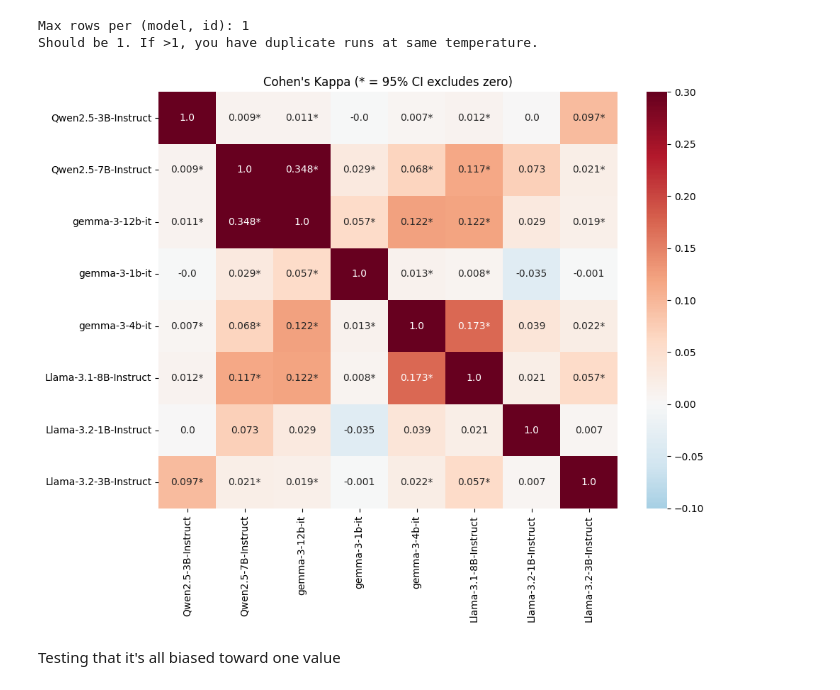
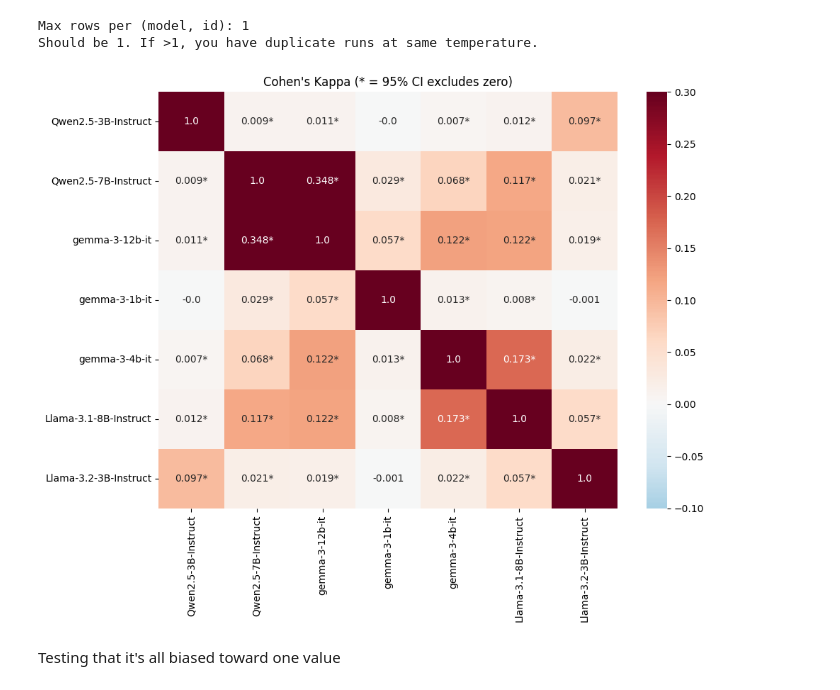
Before and after one commit to jlkazdan/KoyejoLab-SPA, a Jupyter notebook: notebooks/01_spa/cross_model_correlation/cross_model_correlation.ipynb, the cells around one changed output. Cells and saved outputs as stored; diff of their text form; code cells hidden in the pictures.

Commit message:
remove llama 1b

```diff
--- a/notebooks/01_spa/cross_model_correlation/cross_model_correlation.ipynb
+++ b/notebooks/01_spa/cross_model_correlation/cross_model_correlation.ipynb
@@ -260,34 +260,41 @@ def bootstrap_kappa_ci(pivot_df, n_bootstrap=1000, ci=95, seed=42):
     ci_upper_df = pd.DataFrame(ci_upper, index=models, columns=models)
 
     return point_df, ci_lower_df, ci_upper_df
 
 
 # === RUN ===
+# pivot = df[df['temperature'] == 0.0].pivot_table(
+#     index='id', columns='model', values='extracted_choice', aggfunc='first'
+# )
+
 pivot = df[df['temperature'] == 0.0].pivot_table(
     index='id', columns='model', values='extracted_choice', aggfunc='first'
 )
+
+# Remove Llama 1B
+pivot = pivot.drop(columns=[col for col in pivot.columns if 'Llama-3.2-1B' in col])
 
 kappa, ci_low, ci_high = bootstrap_kappa_ci(pivot, n_bootstrap=1000)
 
 # Plot
 short_names = [name.split('/')[-1] for name in kappa.columns]
 sig_mask = (ci_low > 0) | (ci_high < 0)
 
 annot_text = kappa.round(3).astype(str).copy()
 for i in range(len(kappa)):
     for j in range(len(kappa)):
         if i != j and sig_mask.iloc[i, j]:
             annot_text.iloc[i, j] = f"{kappa.iloc[i, j]:.3f}*"
 
 plt.figure(figsize=(10, 8))
 sns.heatmap(kappa, annot=annot_text, fmt='', cmap='RdBu_r', center=0,
             vmin=-0.1, vmax=0.3,
             xticklabels=short_names, yticklabels=short_names)
 plt.title("Cohen's Kappa (* = 95% CI excludes zero)")
 plt.tight_layout()
 plt.show()
 # %% [output]
-[figure, old version]
+[figure, new version]
 # %% [markdown]
 Testing that it's all biased toward one value
 # %%
```
